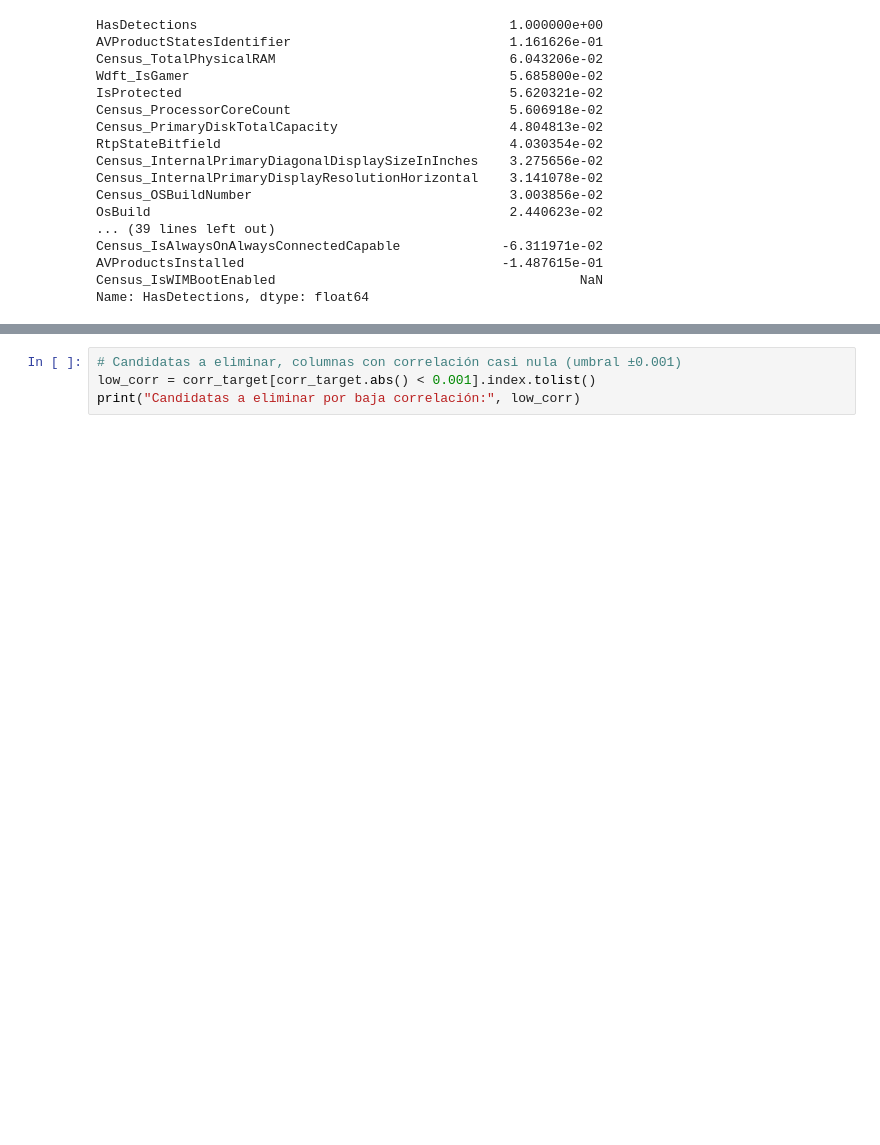
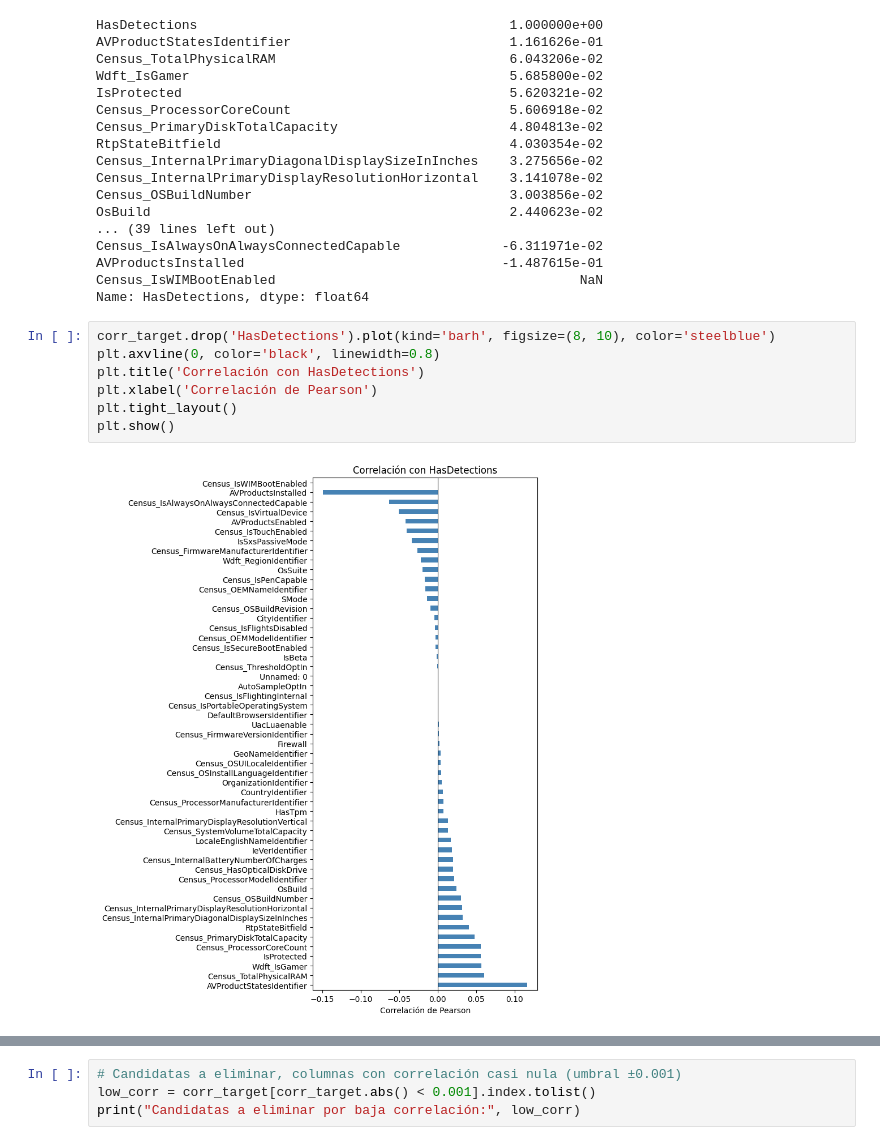
Before and after one commit to Ehunankakoa/nuclio-datascience_AI, a Jupyter notebook: Entregable_2/Entregable ML_vosval.ipynb, the cells around one changed output, grey strips where cells are left out. Saved outputs shown, nothing was run; the diff lists cells and outputs as text; blank space fills up the shorter version.

```diff
--- a/Entregable_2/Entregable ML_vosval.ipynb
+++ b/Entregable_2/Entregable ML_vosval.ipynb
@@ -198,6 +205,15 @@ Census_IsAlwaysOnAlwaysConnectedCapable             -6.311971e-02
 AVProductsInstalled                                 -1.487615e-01
 Census_IsWIMBootEnabled                                       NaN
 Name: HasDetections, dtype: float64
+# %%
+corr_target.drop('HasDetections').plot(kind='barh', figsize=(8, 10), color='steelblue')
+plt.axvline(0, color='black', linewidth=0.8)
+plt.title('Correlación con HasDetections')
+plt.xlabel('Correlación de Pearson')
+plt.tight_layout()
+plt.show()
+# %% [output]
+[figure, added]
 # %%
 
 # Top features numéricas por correlación absoluta con el target
```
Also changed, not shown: parts of 49 cells of this notebook, 1 other file.
